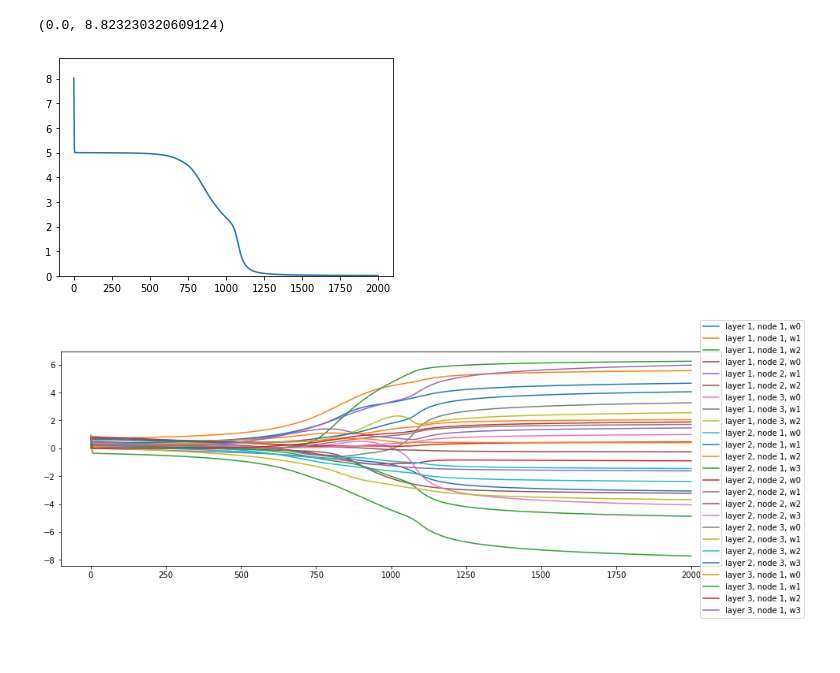
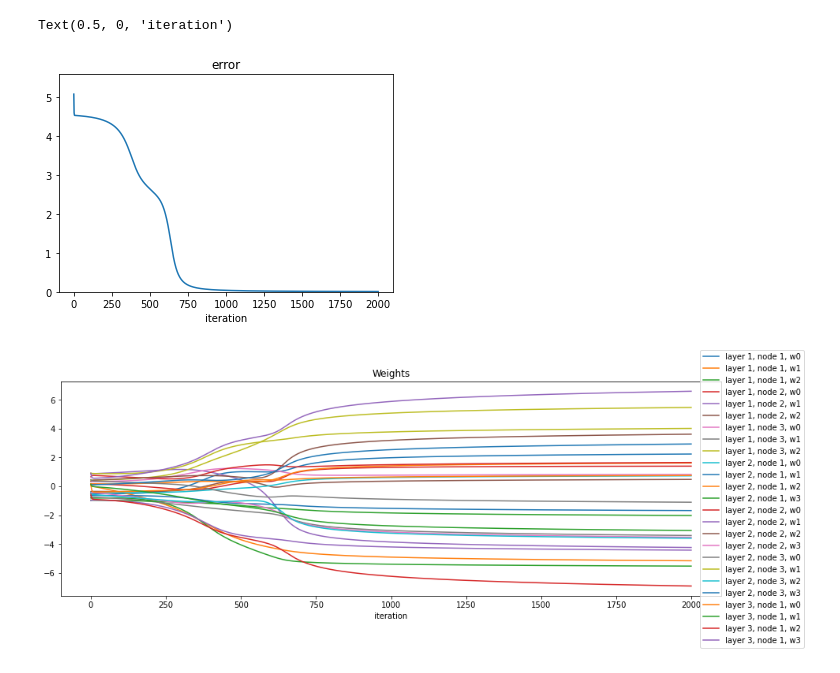
Before and after one commit to jackglawson/neuralnet, a Jupyter notebook: multilayer_perceptron.ipynb, the cells around one changed output. Cells and saved outputs as stored; diff of their text form; code cells hidden in the pictures.

```diff
--- a/multilayer_perceptron.ipynb
+++ b/multilayer_perceptron.ipynb
@@ -212,6 +17,0 @@ plt.colorbar();
-# %%
-observations = 20
-xs = np.random.uniform(0, 1, observations*2).reshape([observations, 2])
-ys = np.where(xs[:, 0] < 0.5, 0, 1)
-plt.scatter(xs[:, 0], xs[:, 1], c=ys)
-plt.colorbar();
@@ -220,22 +18,22 @@ plt.colorbar();
 # %%
-np.random.seed(1)
-
 mlp = MultiLayerPerceptron(2, [3, 3, 1], node_type=NodeLogistic, learning_rate=0.1)
 
 errors = []
 intermediate_mlps = []
 
 for _ in range(2000):
     intermediate_mlps.append(deepcopy(mlp))
     for i in range(len(xs)):
         mlp.backward(xs[i], ys[i])
     errors.append(sum([mlp.error(xs[i], ys[i]) for i in range(len(xs))]))
 
 plt.plot(errors)
 plt.ylim(0, max(errors) * 1.1)
+plt.title('Error')
+plt.xlabel('iteration')
 # %% [output]
-(0.0, 8.823230320609124)
+Text(0.5, 0, 'iteration')
-[figure, old version]
+[figure, new version]
 # %%
 f, ax = plt.subplots(figsize=(15, 5))
 
@@ -244,9 +42,10 @@ for layer in range(len(mlp.layers)):
         for i in range(len(mlp.layers[layer][j].w)):
             weights = [m.layers[layer][j].w[i] for m in intermediate_mlps]
             ax.plot(weights, label=f'layer {layer + 1}, node {j + 1}, w{i}')
-
+ax.set_title('Weights')
+ax.set_xlabel('iteration')
 f.legend();
 # %% [output]
-[figure, old version]
+[figure, new version]
 # %%
 for i, mlp in enumerate(intermediate_mlps):
```
Also changed, not shown: parts of 9 cells of this notebook, 1 other file.
